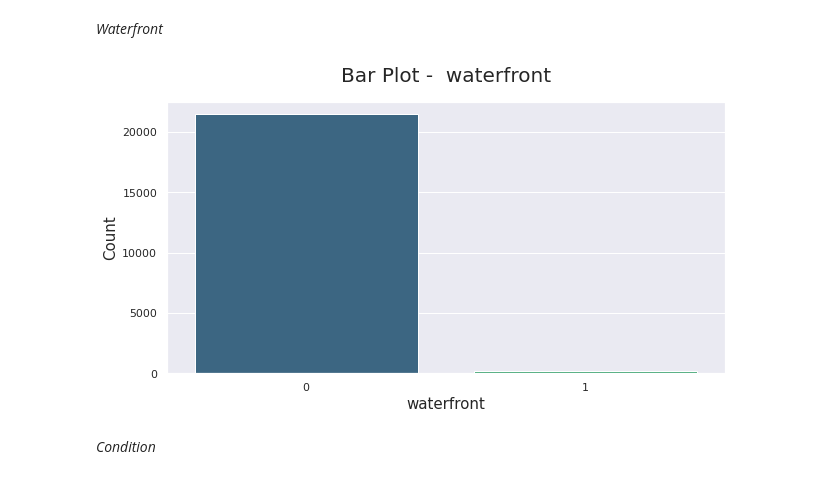
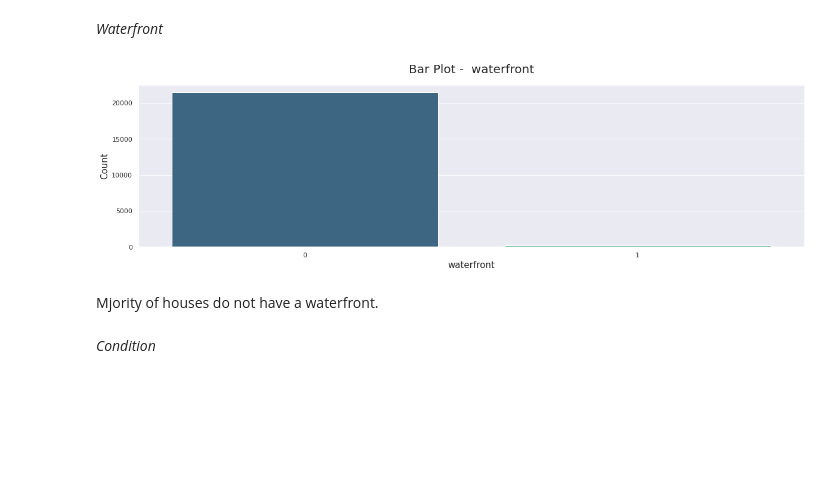
Before and after one commit to deborahmasibo/House-Price-Prediction, a Jupyter notebook: Housing_Prices.ipynb, the cells around one changed output. Cells and saved outputs as stored; diff of their text form; code cells hidden in the pictures; blank space fills up the shorter version.

```diff
--- a/Housing_Prices.ipynb
+++ b/Housing_Prices.ipynb
@@ -365,10 +374,11 @@ city: 29
 Categorical columns = waterfront, condition and the grade.
 # %%
 # Categorical Plots
-def CatPlots(column, data):
-  fig,ax  = plt.subplots(figsize = (10,5))
+def CatPlots(column, rot, data):
+  fig,ax  = plt.subplots(figsize = (20,5))
   sns.countplot(data[column], palette = 'viridis', orient = 'v')
   plt.title('Bar Plot -  '+ column, fontsize=20, y = 1.05)
+  plt.xticks(rotation = rot)
   plt.xlabel(column, fontsize=15)
   plt.ylabel('Count', fontsize=15)
   plt.show()
@@ -376,9 +386,11 @@ def CatPlots(column, data):
 *Waterfront*
 # %%
 # Waterfront count plot
-CatPlots('waterfront', house_price)
+CatPlots('waterfront', 0, house_price)
 # %% [output]
-[figure, old version]
+[figure, new version]
+# %% [markdown]
+Mjority of houses do not have a waterfront.
 # %% [markdown]
 *Condition*
 # %%
```
Also changed, not shown: parts of 38 cells of this notebook.
